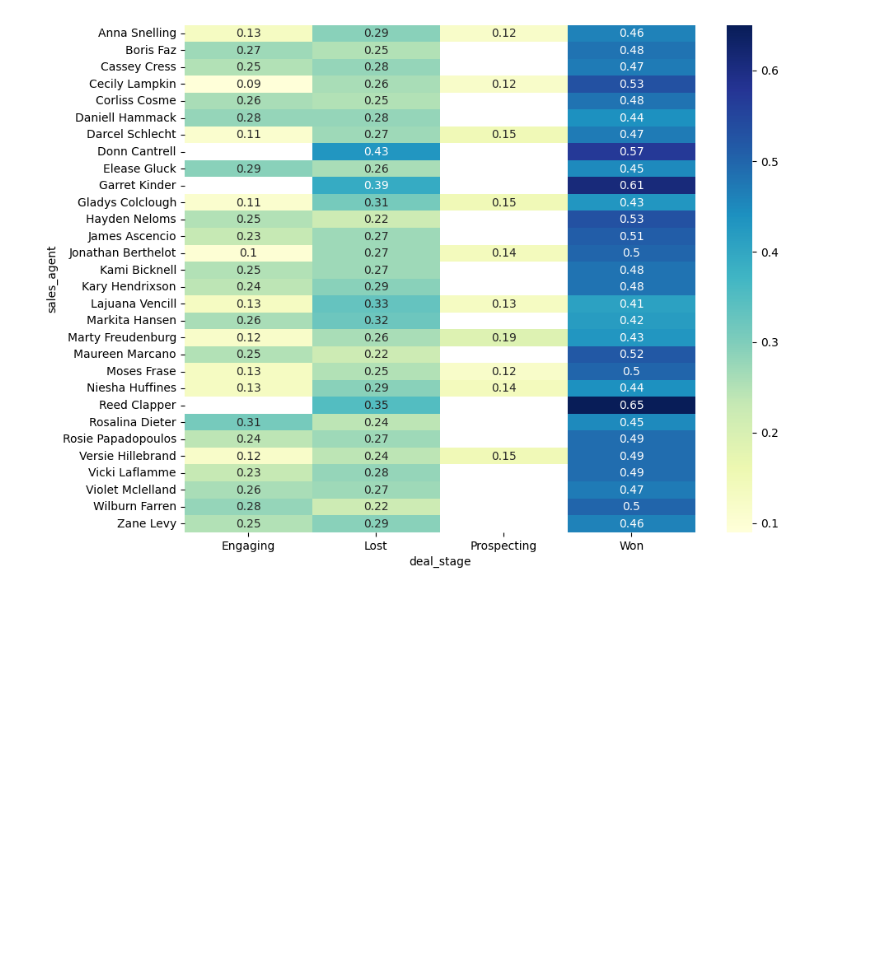
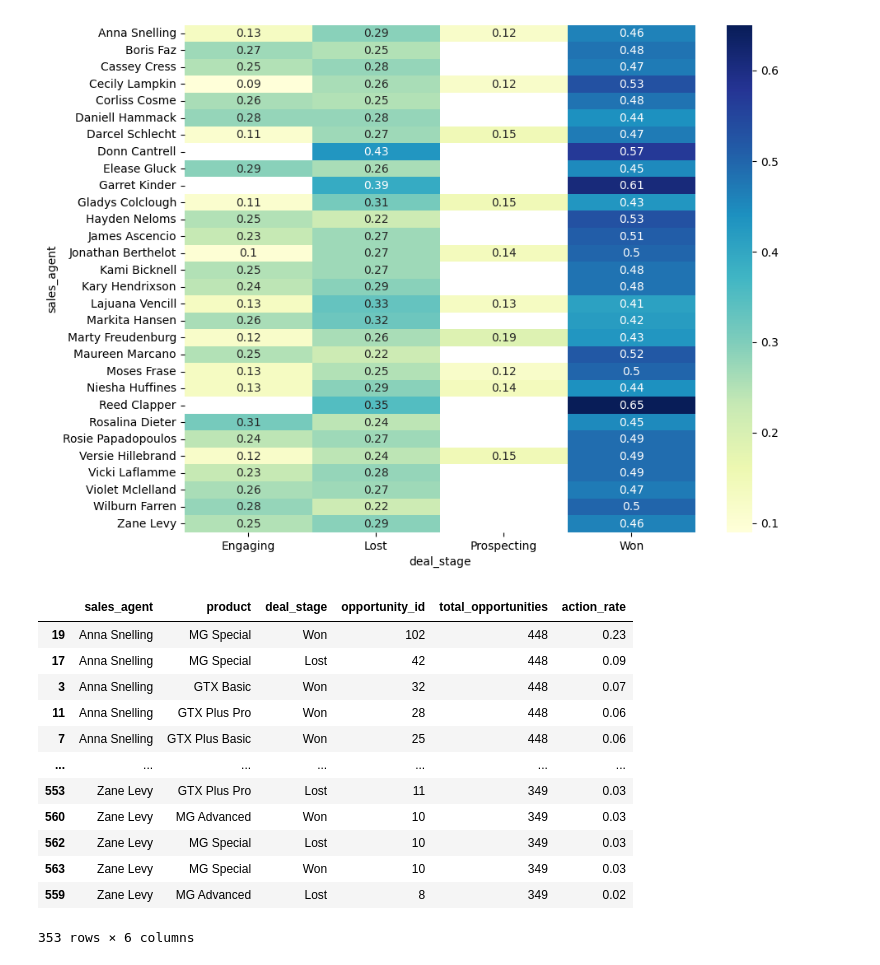
Before and after one commit to SuyogPatgave/Python_Codes-Projects, a Jupyter notebook: CRM_Project.ipynb, the cells around one changed output. Saved outputs shown, nothing was run; the diff lists cells and outputs as text; code cells hidden in the pictures; blank space fills up the shorter version.

```diff
--- a/CRM_Project.ipynb
+++ b/CRM_Project.ipynb
@@ -1020,3 +1020,32 @@ sns.heatmap(resultsb2.pivot_table(index='sales_agent', columns='deal_stage', val
 # %% [output]
 <Axes: xlabel='deal_stage', ylabel='sales_agent'>
 [figure]
+# %%
+# opportunities for each sales agent classified by products  total number of wins, loses, engagement, and prospecting
+
+resultc1 = sales_pipe.groupby(['sales_agent', 'product', 'deal_stage'])['opportunity_id'].count().reset_index()
+resultc1 = resultc1.sort_values(['sales_agent', 'opportunity_id'], ascending=[True, False])
+#resultc1
+resultc1['total_opportunities'] = resultc1.groupby(['sales_agent'])['opportunity_id'].transform('sum')
+resultc1['action_rate'] = resultc1['opportunity_id']/resultc1['total_opportunities']
+resultc1['action_rate'] = resultc1['action_rate'].round(2)
+resultc1 = resultc1.sort_values(['sales_agent', 'action_rate'], ascending=[True, False])
+resultc1
+
+# splitting the dataset based on deal stages Won&Lost, Engaging, and Prospecting
+resultc_wl = resultc1[resultc1['deal_stage'].isin(['Won', 'Lost'])]
+resultc_wl
+# %% [output]
+|  | sales_agent | product | deal_stage | opportunity_id | total_opportunities | action_rate |
+| 19 | Anna Snelling | MG Special | Won | 102 | 448 | 0.23 |
+| 17 | Anna Snelling | MG Special | Lost | 42 | 448 | 0.09 |
+| 3 | Anna Snelling | GTX Basic | Won | 32 | 448 | 0.07 |
+| 11 | Anna Snelling | GTX Plus Pro | Won | 28 | 448 | 0.06 |
+| 7 | Anna Snelling | GTX Plus Basic | Won | 25 | 448 | 0.06 |
+| ... | ... | ... | ... | ... | ... | ... |
+| 553 | Zane Levy | GTX Plus Pro | Lost | 11 | 349 | 0.03 |
+| 560 | Zane Levy | MG Advanced | Won | 10 | 349 | 0.03 |
+| 562 | Zane Levy | MG Special | Lost | 10 | 349 | 0.03 |
+| 563 | Zane Levy | MG Special | Won | 10 | 349 | 0.03 |
+| 559 | Zane Levy | MG Advanced | Lost | 8 | 349 | 0.02 |
+353 rows × 6 columns
```
Also changed, not shown: parts of 1 cell of this notebook.
